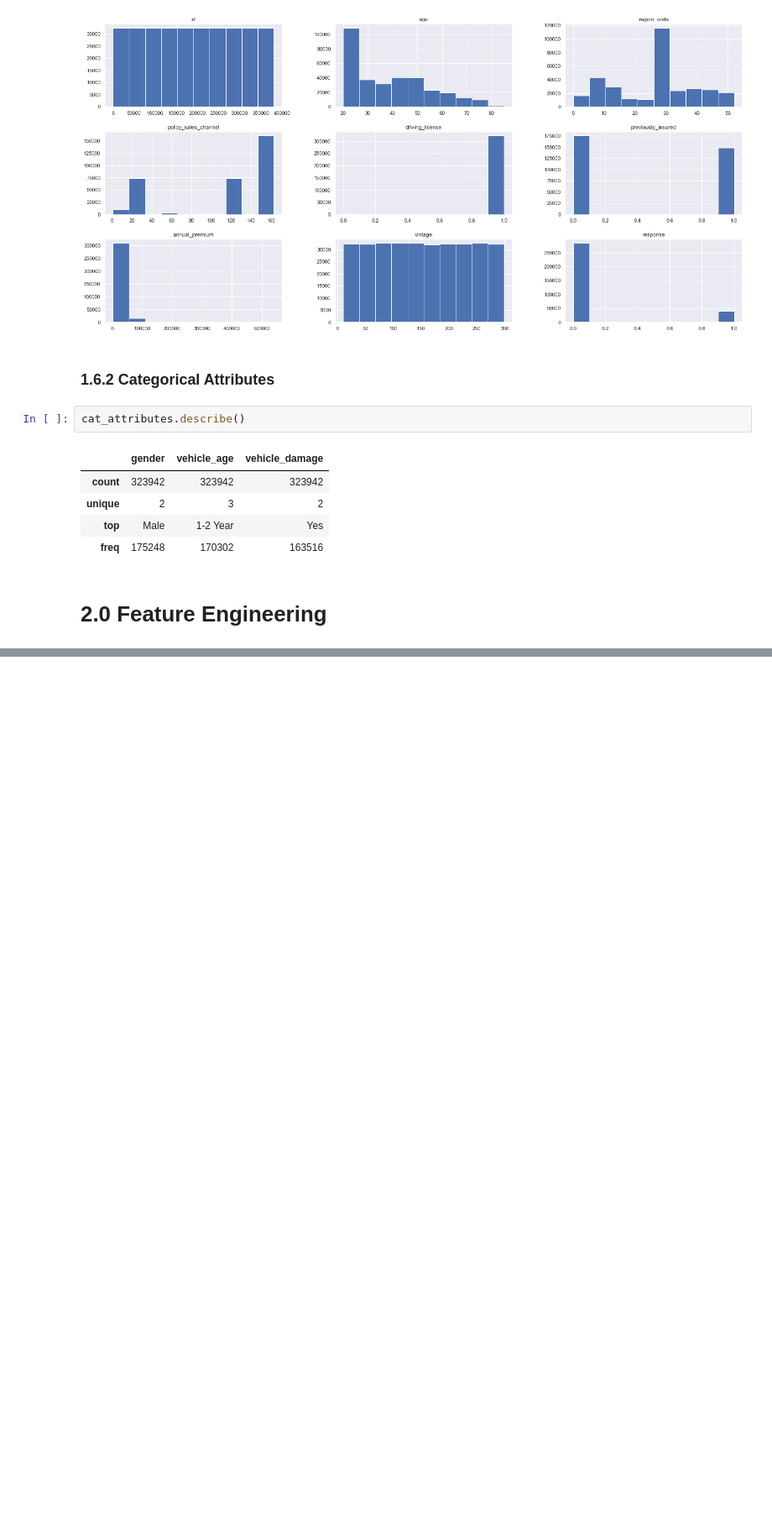
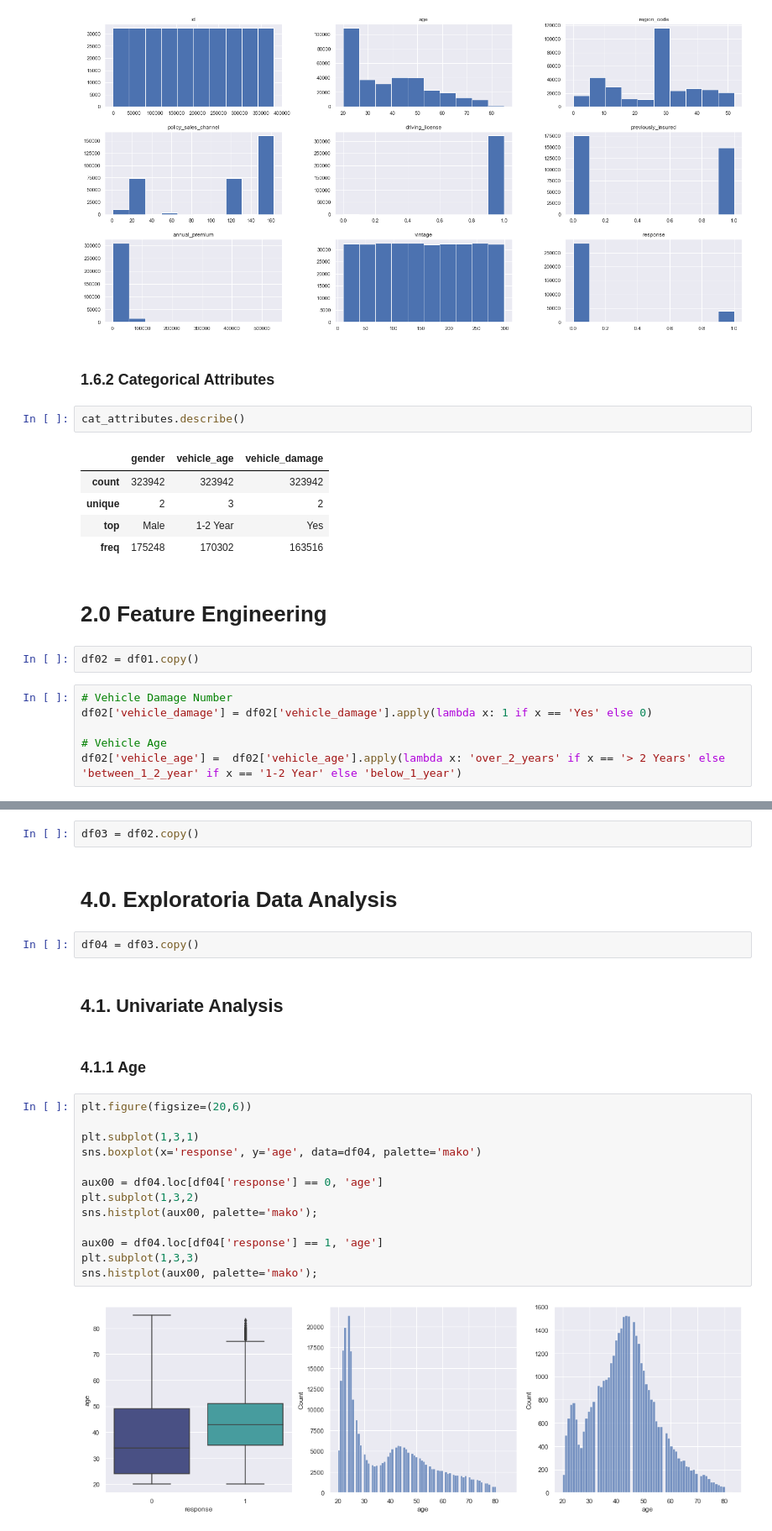
Before and after one commit to FabioCaffarello/insurance-cross-sell, a Jupyter notebook: notebooks/3.1-flc-end-to-end.ipynb, the cells around one changed output, grey strips where cells are left out. Shown at 84% size. Saved outputs shown, nothing was run; the diff lists cells and outputs as text; blank space fills up the shorter version.

```diff
--- a/notebooks/3.1-flc-end-to-end.ipynb
+++ b/notebooks/3.1-flc-end-to-end.ipynb
@@ -212,3 +228,11 @@ cat_attributes.describe()
 | freq | 175248 | 170302 | 163516 |
 # %% [markdown]
 # 2.0 Feature Engineering
+# %%
+df02 = df01.copy()
+# %%
+# Vehicle Damage Number
+df02['vehicle_damage'] = df02['vehicle_damage'].apply(lambda x: 1 if x == 'Yes' else 0)
+
+# Vehicle Age
+df02['vehicle_age'] =  df02['vehicle_age'].apply(lambda x: 'over_2_years' if x == '> 2 Years' else 'between_1_2_year' if x == '1-2 Year' else 'below_1_year')
@@ -214,0 +241,25 @@ cat_attributes.describe()
+# %%
+df03 = df02.copy()
+# %% [markdown]
+# 4.0. Exploratoria Data Analysis
+# %%
+df04 = df03.copy()
+# %% [markdown]
+## 4.1. Univariate Analysis
+# %% [markdown]
+### 4.1.1 Age
+# %%
+plt.figure(figsize=(20,6))
+
+plt.subplot(1,3,1)
+sns.boxplot(x='response', y='age', data=df04, palette='mako')
+
+aux00 = df04.loc[df04['response'] == 0, 'age']
+plt.subplot(1,3,2)
+sns.histplot(aux00, palette='mako');
+
+aux00 = df04.loc[df04['response'] == 1, 'age']
+plt.subplot(1,3,3)
+sns.histplot(aux00, palette='mako');
+# %% [output]
+[figure, added]
```
Also changed, not shown: parts of 25 cells of this notebook, 1 other file.
